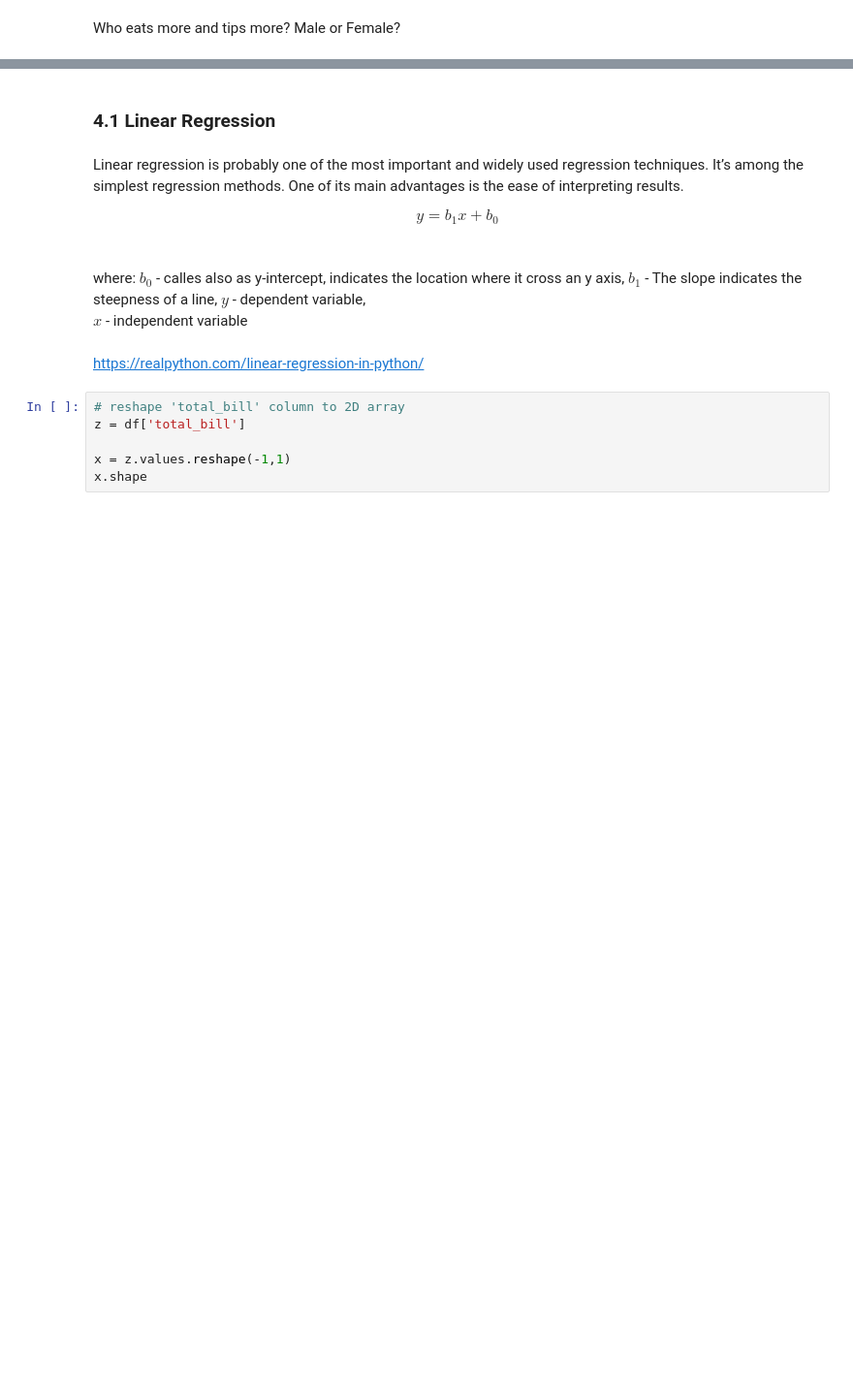
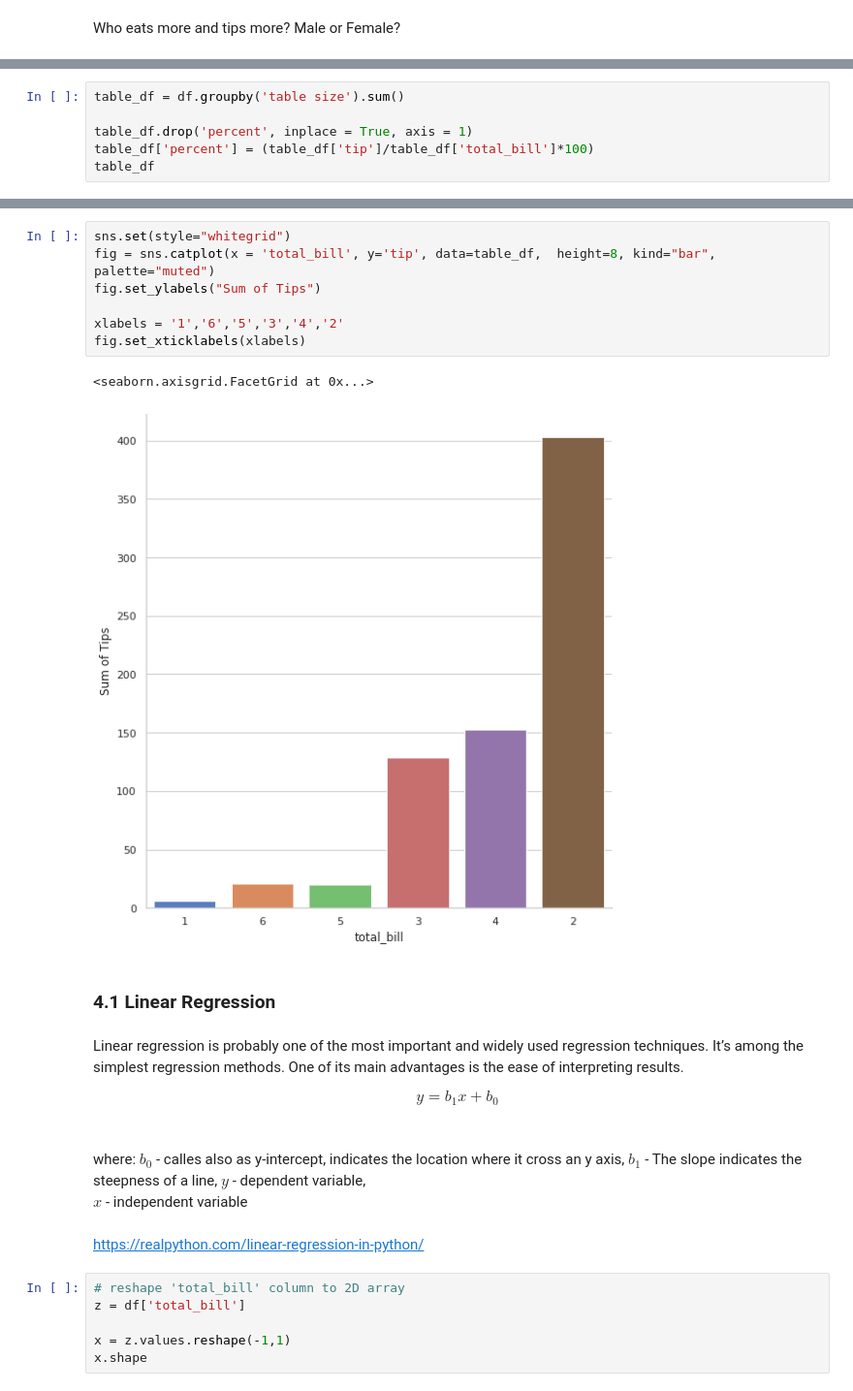
Before and after one commit to Slawak1/GMIT-FDA_Assesment_2019, a Jupyter notebook: gmit_fda_assesment_2019.ipynb, the cells around one changed output, grey strips where cells are left out. Shown at 97% size. Saved outputs shown, nothing was run; the diff lists cells and outputs as text; blank space fills up the shorter version.

```diff
--- a/gmit_fda_assesment_2019.ipynb
+++ b/gmit_fda_assesment_2019.ipynb
@@ -368,0 +444,6 @@ fig.set_xticklabels(xlabels)
+# %%
+table_df = df.groupby('table size').sum()
+
+table_df.drop('percent', inplace = True, axis = 1)
+table_df['percent'] = (table_df['tip']/table_df['total_bill']*100)
+table_df
@@ -369,3 +459,13 @@ fig.set_xticklabels(xlabels)
+# %%
+sns.set(style="whitegrid")
+fig = sns.catplot(x = 'total_bill', y='tip', data=table_df,  height=8, kind="bar", palette="muted")
+fig.set_ylabels("Sum of Tips")
+
+xlabels = '1','6','5','3','4','2'
+fig.set_xticklabels(xlabels)
+# %% [output]
+<seaborn.axisgrid.FacetGrid at 0x...>
+[figure, added]
 # %% [markdown]
 ### 4.1 Linear Regression
 # %% [markdown]
```
Also changed, not shown: parts of 39 cells of this notebook, 1 other file.
